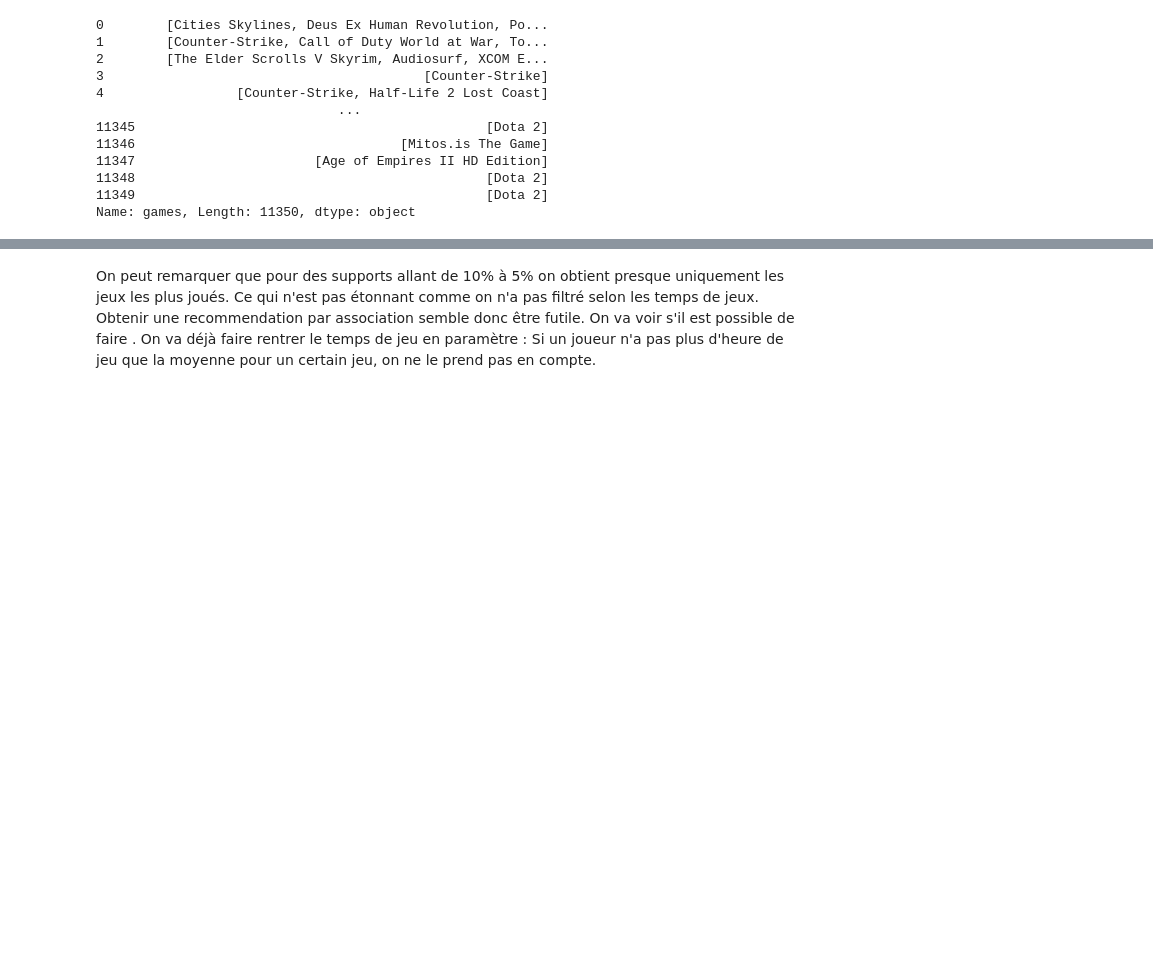
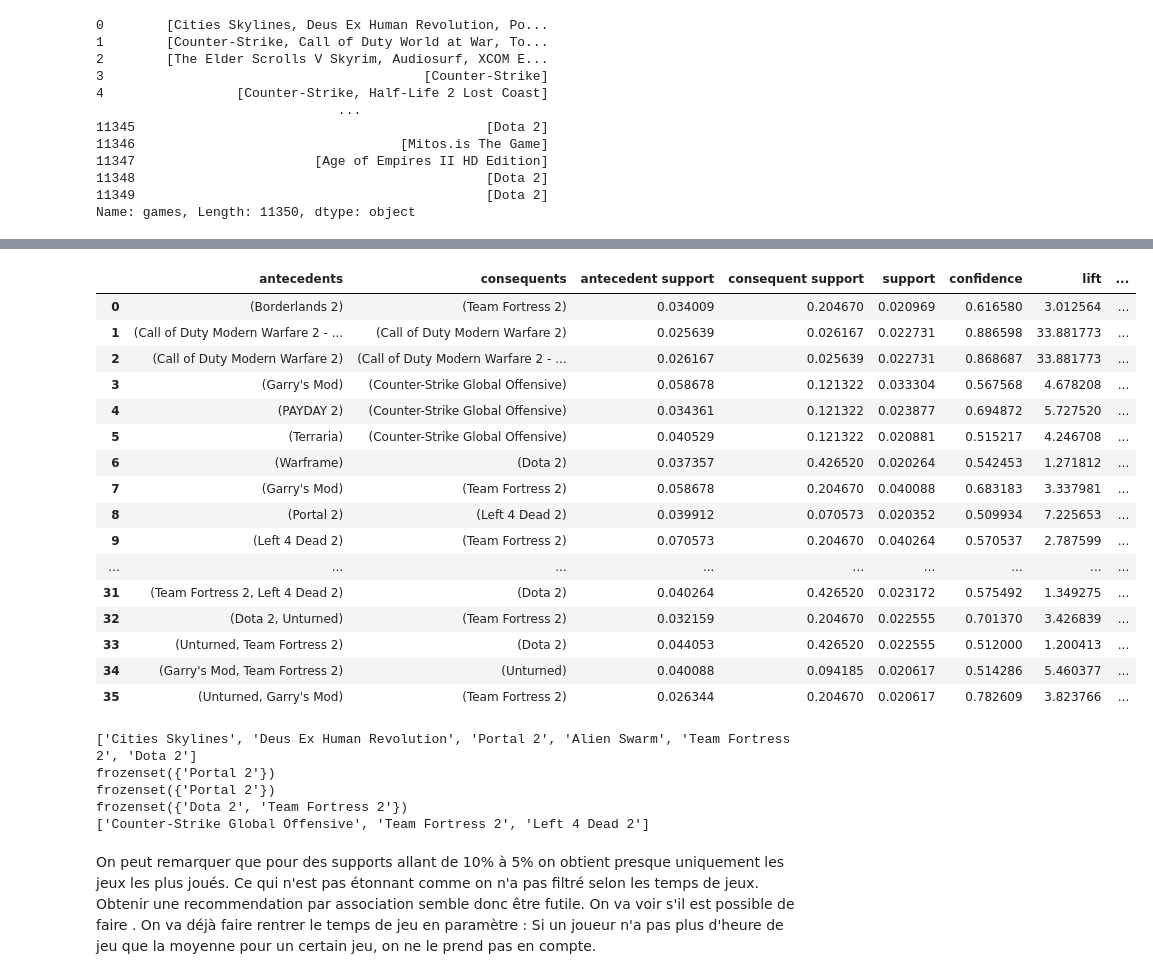
Before and after one commit to Vbardusco/sd201-steam-recommendations, a Jupyter notebook: project_steam_progress.ipynb, the cells around one changed output, grey strips where cells are left out. Saved outputs shown, nothing was run; the diff lists cells and outputs as text; code cells hidden in the pictures; blank space fills up the shorter version.

Commit message:
recommendation fct cuz it got deleted

```diff
--- a/project_steam_progress.ipynb
+++ b/project_steam_progress.ipynb
@@ -972,2 +987,21 @@ NameError: name 'apriori' is not defined
 # %%
-association_rules(fis, metric="confidence", min_threshold=0.5)
+ar = association_rules(fis, metric="confidence", min_threshold=0.5)
+ar
+# %% [output]
+|  | antecedents | consequents | antecedent support | consequent support | support | confidence | lift | ... |
+| 0 | (Borderlands 2) | (Team Fortress 2) | 0.034009 | 0.204670 | 0.020969 | 0.616580 | 3.012564 | ... |
+| 1 | (Call of Duty Modern Warfare 2 - ... | (Call of Duty Modern Warfare 2) | 0.025639 | 0.026167 | 0.022731 | 0.886598 | 33.881773 | ... |
+| 2 | (Call of Duty Modern Warfare 2) | (Call of Duty Modern Warfare 2 - ... | 0.026167 | 0.025639 | 0.022731 | 0.868687 | 33.881773 | ... |
+| 3 | (Garry's Mod) | (Counter-Strike Global Offensive) | 0.058678 | 0.121322 | 0.033304 | 0.567568 | 4.678208 | ... |
+| 4 | (PAYDAY 2) | (Counter-Strike Global Offensive) | 0.034361 | 0.121322 | 0.023877 | 0.694872 | 5.727520 | ... |
+| 5 | (Terraria) | (Counter-Strike Global Offensive) | 0.040529 | 0.121322 | 0.020881 | 0.515217 | 4.246708 | ... |
+| 6 | (Warframe) | (Dota 2) | 0.037357 | 0.426520 | 0.020264 | 0.542453 | 1.271812 | ... |
+| 7 | (Garry's Mod) | (Team Fortress 2) | 0.058678 | 0.204670 | 0.040088 | 0.683183 | 3.337981 | ... |
+| 8 | (Portal 2) | (Left 4 Dead 2) | 0.039912 | 0.070573 | 0.020352 | 0.509934 | 7.225653 | ... |
+| 9 | (Left 4 Dead 2) | (Team Fortress 2) | 0.070573 | 0.204670 | 0.040264 | 0.570537 | 2.787599 | ... |
+| ... | ... | ... | ... | ... | ... | ... | ... | ... |
+| 31 | (Team Fortress 2, Left 4 Dead 2) | (Dota 2) | 0.040264 | 0.426520 | 0.023172 | 0.575492 | 1.349275 | ... |
+| 32 | (Dota 2, Unturned) | (Team Fortress 2) | 0.032159 | 0.204670 | 0.022555 | 0.701370 | 3.426839 | ... |
+| 33 | (Unturned, Team Fortress 2) | (Dota 2) | 0.044053 | 0.426520 | 0.022555 | 0.512000 | 1.200413 | ... |
+| 34 | (Garry's Mod, Team Fortress 2) | (Unturned) | 0.040088 | 0.094185 | 0.020617 | 0.514286 | 5.460377 | ... |
+| 35 | (Unturned, Garry's Mod) | (Team Fortress 2) | 0.026344 | 0.204670 | 0.020617 | 0.782609 | 3.823766 | ... |
@@ -974,3 +1017,13 @@ association_rules(fis, metric="confidence", min_threshold=0.5)
+# %%
+librairy = grouped.iloc[0][1]
+print(librairy)
+print(recommendation_ar(librairy))
+# %% [output]
+['Cities Skylines', 'Deus Ex Human Revolution', 'Portal 2', 'Alien Swarm', 'Team Fortress 2', 'Dota 2']
+frozenset({'Portal 2'})
+frozenset({'Portal 2'})
+frozenset({'Dota 2', 'Team Fortress 2'})
+['Counter-Strike Global Offensive', 'Team Fortress 2', 'Left 4 Dead 2']
 # %% [markdown]
 On peut remarquer que pour des supports allant de 10% à 5% on obtient presque uniquement les jeux les plus joués. Ce qui n'est pas étonnant comme on n'a pas filtré selon les temps de jeux. Obtenir une recommendation par association semble donc être futile.
 On va voir s'il est possible de faire .
```
Also changed, not shown: parts of 9 cells of this notebook, 1 other file.
